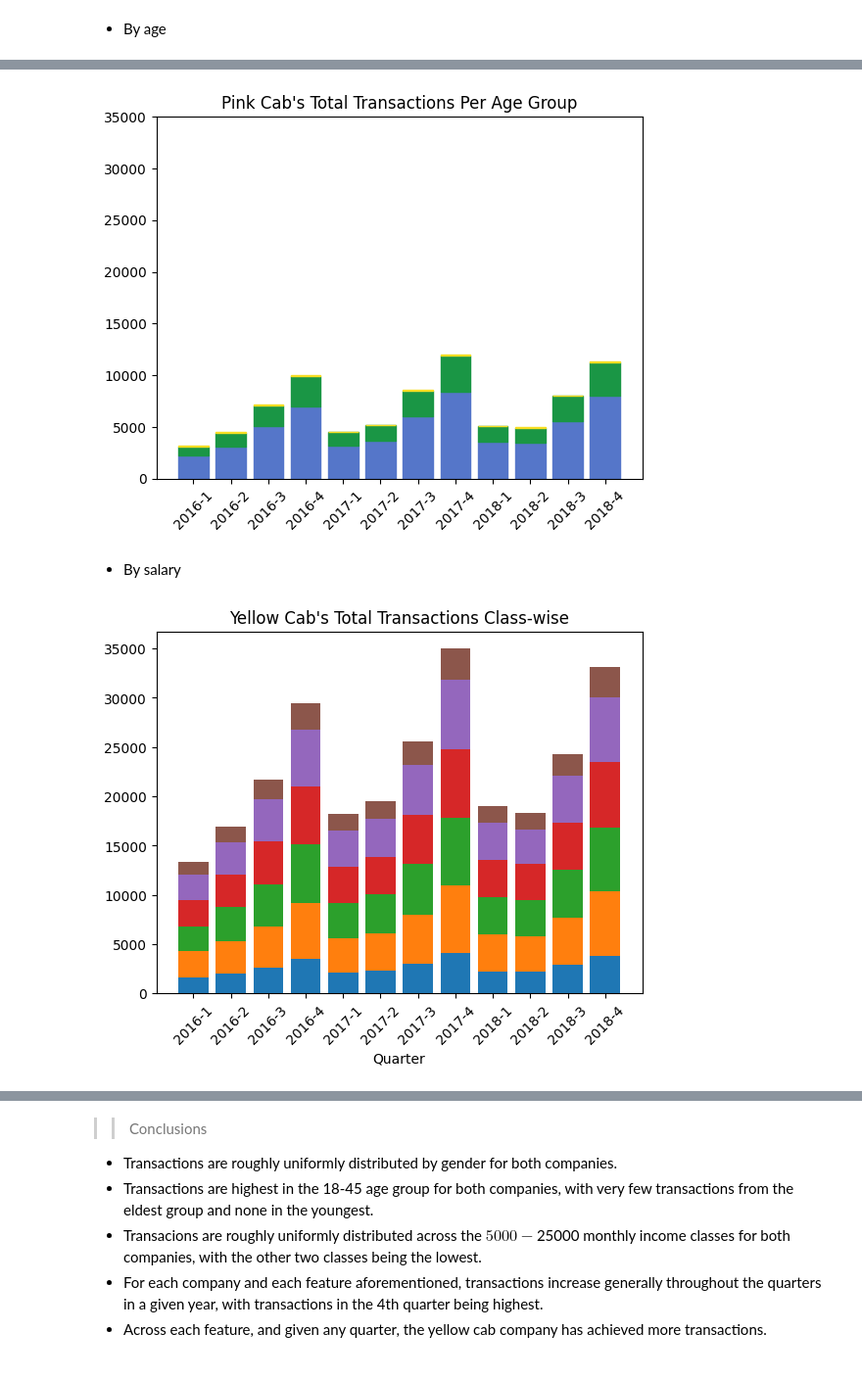
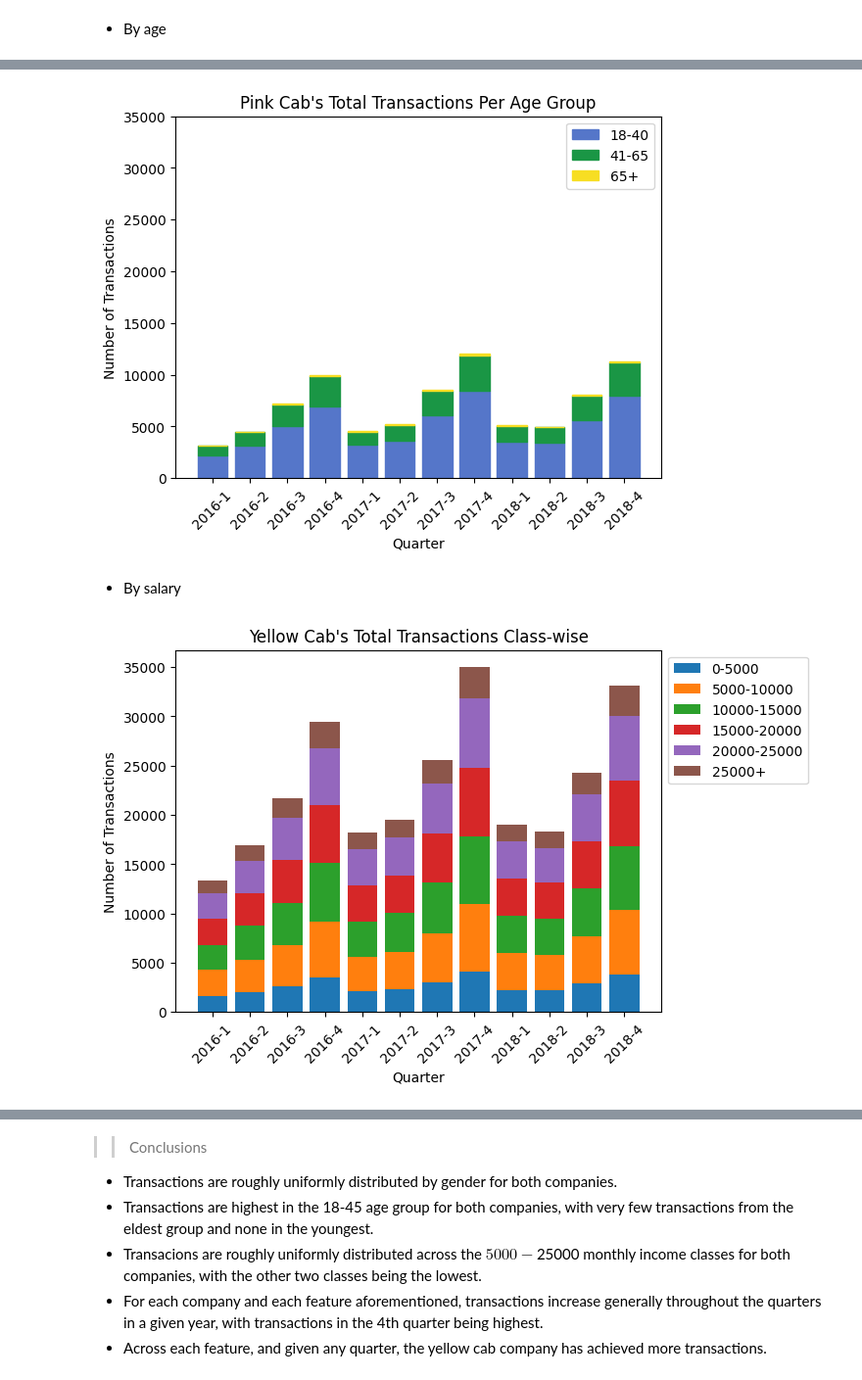
Before and after one commit to nureinumeya1999/Cab-Investment, a Jupyter notebook: src/EDA.ipynb, the cells around one changed output, grey strips where cells are left out. Shown: that part at 98% size. Drawn from its saved outputs; the diff is of its cells as text; code cells hidden in the pictures.

```diff
--- a/src/EDA.ipynb
+++ b/src/EDA.ipynb
@@ -464,6 +472,9 @@ pI = plt.bar(pdI['String Quarter'], pdI['Transaction ID'] )
 pII = plt.bar(pdII['String Quarter'], pdII['Transaction ID'], bottom= pdI['Transaction ID'] )
 pIII = plt.bar(pdIII['String Quarter'], pdIII['Transaction ID'], bottom= np.array(pdI['Transaction ID']) + np.array(pdII['Transaction ID']))
 
+pI.set_label('18-40')
+pII.set_label('41-65')
+pIII.set_label('65+')
 plt.xticks(rotation=45)
 plt.ylim(0, 35000)
 
@@ -476,10 +487,13 @@ for bar in pII:
 for bar in pIII:
     bar.set_color('#f7de23')
 
+plt.xlabel('Quarter')
+plt.ylabel('Number of Transactions')
+plt.legend()
 plt.title('Pink Cab\'s Total Transactions Per Age Group')
 plt.show()
 # %% [output]
-[figure, old version]
+[figure, new version]
 # %% [markdown]
 * By salary
 # %%
@@ -489,14 +503,15 @@ psdGroups = [psd.loc[psd['Salary Group'] == salary_group] for salary_group in sa
 ysdGroups = [ysd.loc[ysd['Salary Group'] == salary_group] for salary_group in salary_groups]
 # %%
 for i in range(len(psdGroups)):
-    plt.bar(psdGroups[i]['String Quarter'], psdGroups[i]['Transaction ID'], bottom=np.sum([np.array(prev['Transaction ID']) for prev in psdGroups[:i]], axis=0))
+    plt.bar(psdGroups[i]['String Quarter'], psdGroups[i]['Transaction ID'], bottom=np.sum([np.array(prev['Transaction ID']) for prev in psdGroups[:i]], axis=0)).set_label(salary_groups[i])
 
 plt.xlabel('Quarter')
+plt.ylabel('Number of Transactions')
 plt.xticks(rotation=45)
-
+plt.legend( bbox_to_anchor=(1, 1))
 plt.title('Yellow Cab\'s Total Transactions Class-wise')
 plt.show()
 # %% [output]
-[figure, old version]
+[figure, new version]
 # %%
 for i in range(len(ysdGroups)):
```
Also changed, not shown: parts of 23 cells of this notebook, 9 other files.
